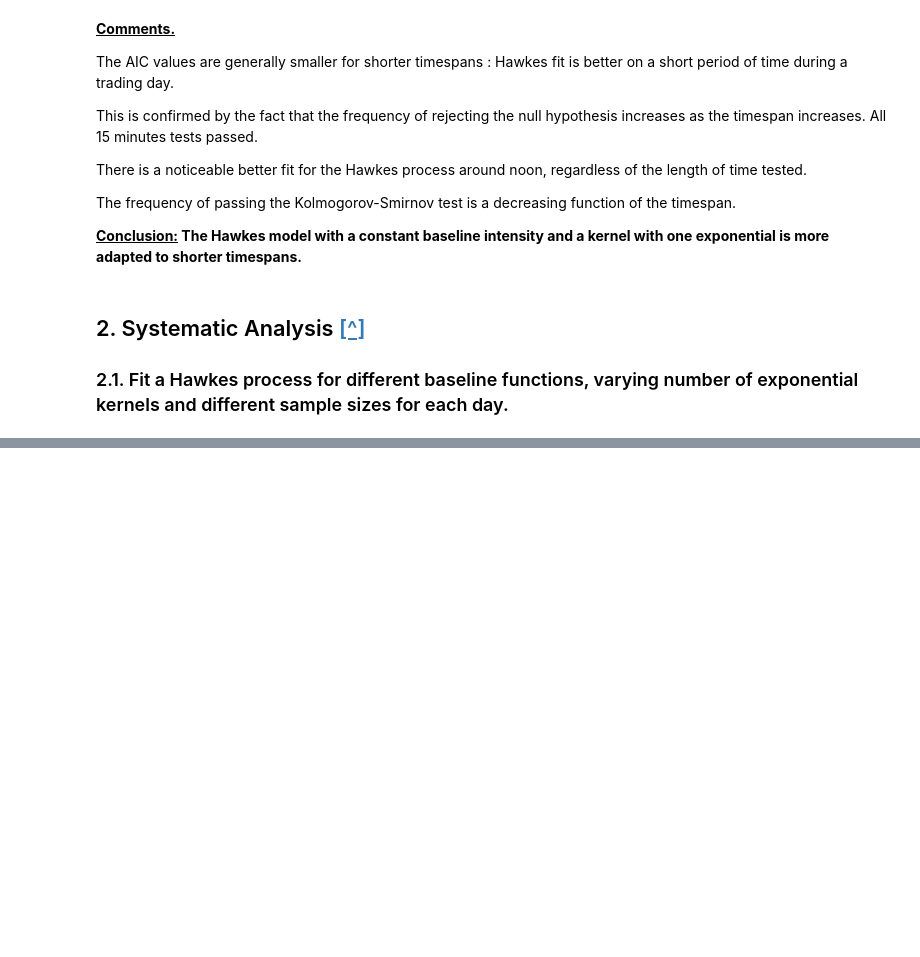
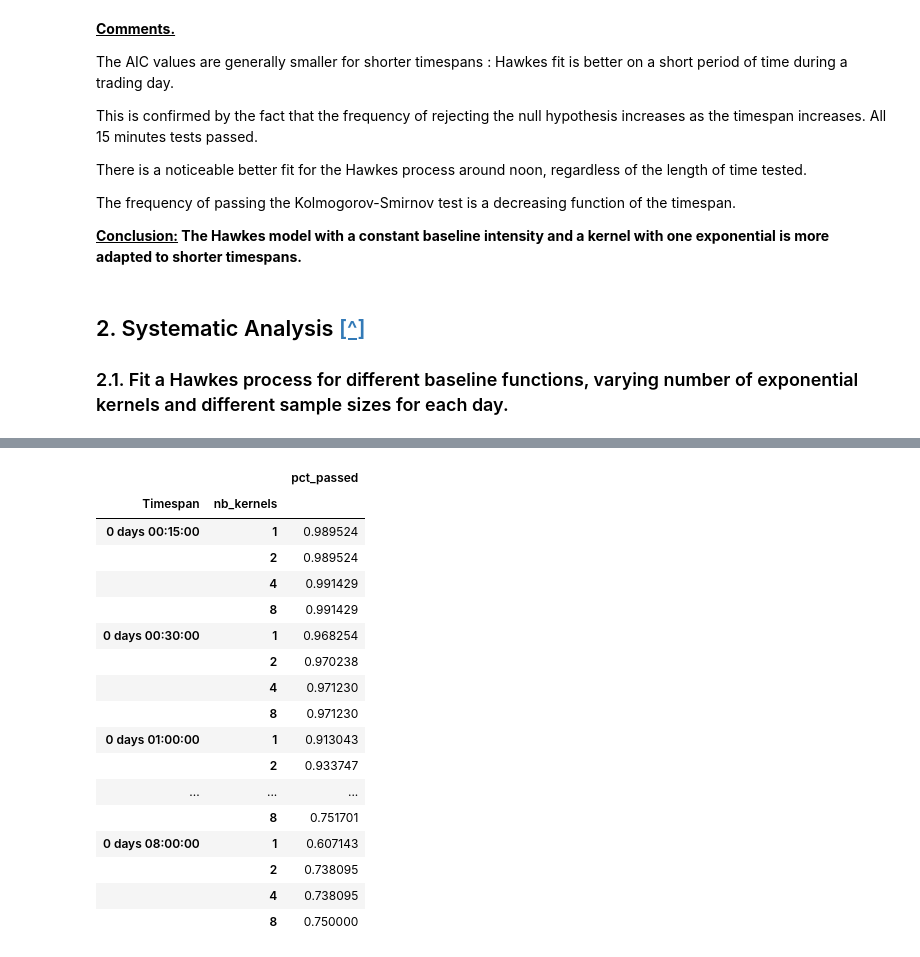
Before and after one commit to PierreArtigalaCS/DHF, a Jupyter notebook: DHF-LAB5-ARTIGALA-CHATAIGNAULT.ipynb, the cells around one changed output, grey strips where cells are left out. Drawn from its saved outputs; the diff is of its cells as text; code cells hidden in the pictures; blank space fills up the shorter version.

```diff
--- a/DHF-LAB5-ARTIGALA-CHATAIGNAULT.ipynb
+++ b/DHF-LAB5-ARTIGALA-CHATAIGNAULT.ipynb
@@ -338,0 +554,15 @@ The frequency of passing the Kolmogorov-Smirnov test is a decreasing function of
+# %%
+def proportion_goodness_of_fit(l_params: list):
+    """
+    Compute the proportion of KS tests passed per parameters combination.
+    - l_params : Parameters to use for the groupby (Timespan, baseline, num_basis, nb_kernels, reformat).
+    """
+    # Load the results of the systematic analysis
+    df = load_results_analysis()
+    # Keep only the relevant columns
+    l_cols = ["Significantly Rejected"] + l_params
+    df = df[l_cols]
+    # Group by "Timespan" (sample length) and compute the average proportion of tests passed
+    df_passed = 1 - df.groupby(l_params).mean()["Significantly Rejected"]
+    df_passed.name = "pct_passed"
+    return df_passed.to_frame()
@@ -338,0 +617,25 @@ The frequency of passing the Kolmogorov-Smirnov test is a decreasing function of
+# %%
+# Parameters to use for the groupby (Timespan, baseline, num_basis, nb_kernels, reformat)
+l_params = ["Timespan", "nb_kernels"]
+
+df_passed = proportion_goodness_of_fit(l_params=l_params)
+df_passed
+# %% [output]
+|  |  | pct_passed |
+| Timespan | nb_kernels |  |
+| 0 days 00:15:00 | 1 | 0.989524 |
+|  | 2 | 0.989524 |
+|  | 4 | 0.991429 |
+|  | 8 | 0.991429 |
+| 0 days 00:30:00 | 1 | 0.968254 |
+|  | 2 | 0.970238 |
+|  | 4 | 0.971230 |
+|  | 8 | 0.971230 |
+| 0 days 01:00:00 | 1 | 0.913043 |
+|  | 2 | 0.933747 |
+| ... | ... | ... |
+|  | 8 | 0.751701 |
+| 0 days 08:00:00 | 1 | 0.607143 |
+|  | 2 | 0.738095 |
+|  | 4 | 0.738095 |
+|  | 8 | 0.750000 |
```
Also changed, not shown: parts of 26 cells of this notebook.
